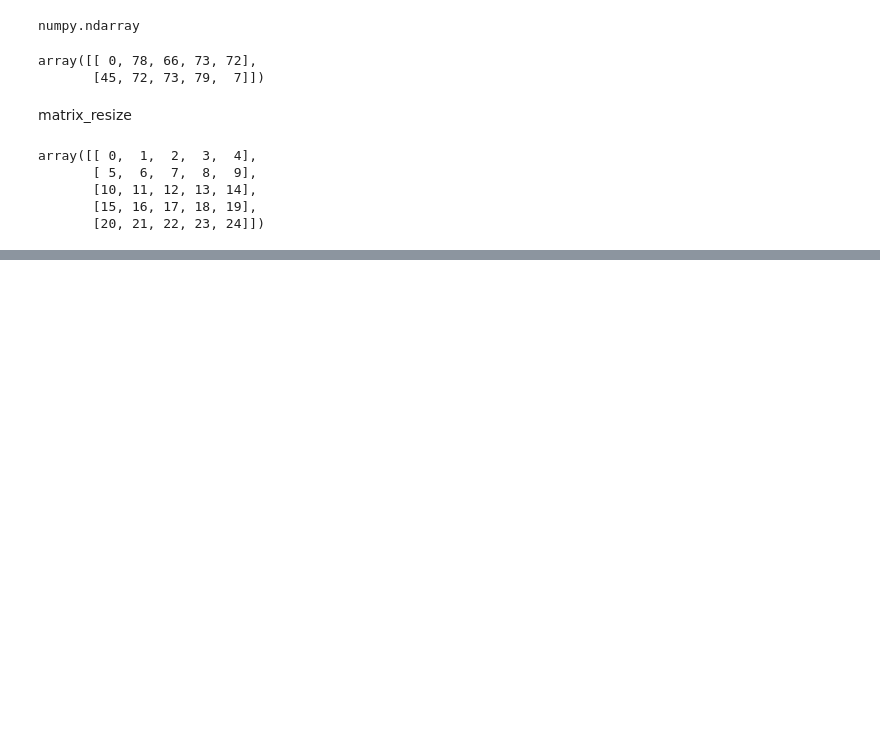
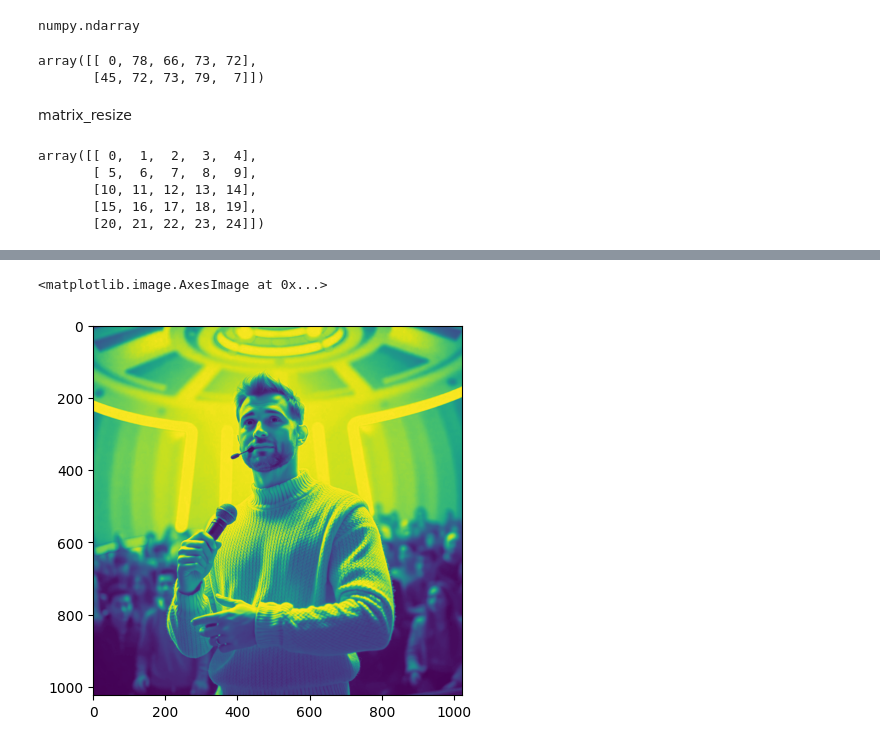
Before and after one commit to swapnilxi/A-computer-vision, a Jupyter notebook: ComputerVision_practice.ipynb, the cells around one changed output, grey strips where cells are left out. Drawn from its saved outputs; the diff is of its cells as text; code cells hidden in the pictures; blank space fills up the shorter version.

```diff
--- a/ComputerVision_practice.ipynb
+++ b/ComputerVision_practice.ipynb
@@ -131,0 +252,5 @@ Requirement already satisfied: numpy in /usr/local/lib/python3.11/dist-packages
+# %%
+plt.imshow(pic_red)
+# %% [output]
+<matplotlib.image.AxesImage at 0x...>
+[figure, added]
```
Also changed, not shown: parts of 27 cells of this notebook.
